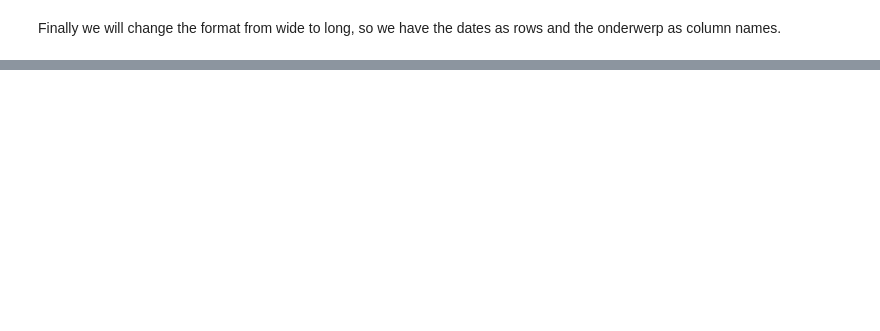
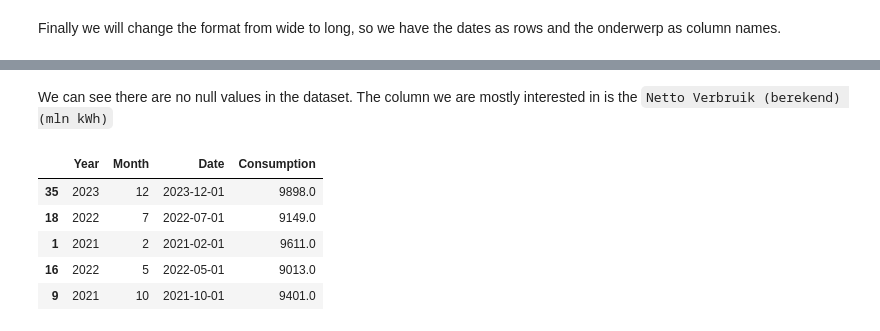
Before and after one commit to estherw66/EnergieOpwek, a Jupyter notebook: ConsumptionData.ipynb, the cells around one changed output, grey strips where cells are left out. Saved outputs shown, nothing was run; the diff lists cells and outputs as text; code cells hidden in the pictures; blank space fills up the shorter version.

```diff
--- a/ConsumptionData.ipynb
+++ b/ConsumptionData.ipynb
@@ -160,0 +166,2 @@ df_pivot.to_csv(file_path, index=False)
+# %%
+df = df_pivot
@@ -160,0 +188,19 @@ df_pivot.to_csv(file_path, index=False)
+# %% [markdown]
+We can see there are no null values in the dataset. The column we are mostly interested in is the `Netto Verbruik (berekend) (mln kWh)`
+# %%
+df_consumption = df.copy()
+df_consumption = df_consumption[['Date', 'Netto verbruik (berekend) (mln kWh)']]
+df_consumption = df_consumption.rename(columns={'Netto verbruik (berekend) (mln kWh)': 'Consumption'})
+df_consumption['Year'] = df_consumption['Date'].dt.year
+df_consumption['Month'] = df_consumption['Date'].dt.month
+
+df_consumption = df_consumption[['Year', 'Month'] + [col for col in df_consumption.columns if col not in ['Year', 'Month']]]
+
+df_consumption.sample(5)
+# %% [output]
+|  | Year | Month | Date | Consumption |
+| 35 | 2023 | 12 | 2023-12-01 | 9898.0 |
+| 18 | 2022 | 7 | 2022-07-01 | 9149.0 |
+| 1 | 2021 | 2 | 2021-02-01 | 9611.0 |
+| 16 | 2022 | 5 | 2022-05-01 | 9013.0 |
+| 9 | 2021 | 10 | 2021-10-01 | 9401.0 |
```
Also changed, not shown: parts of 11 cells of this notebook.
